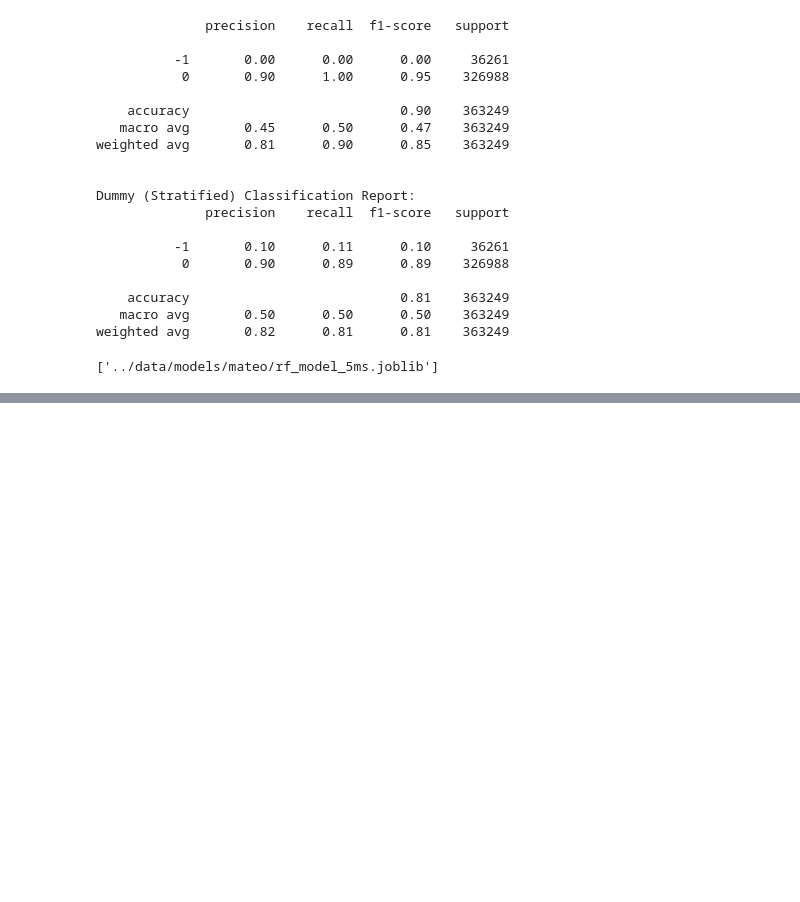
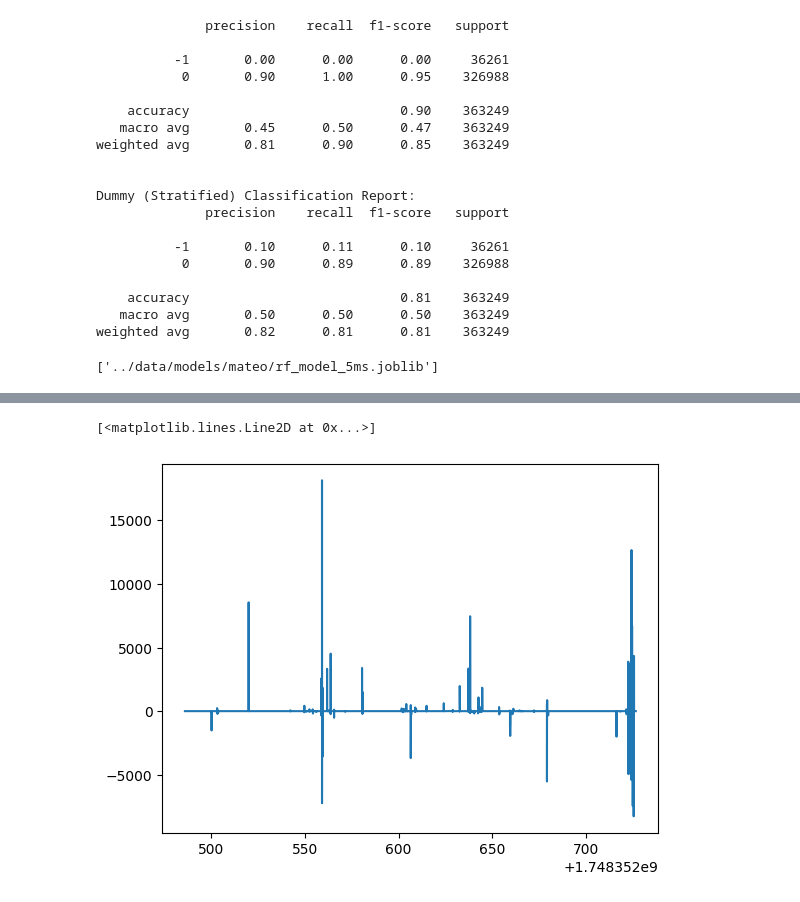
Before and after one commit to solalbaudoincs/ifcob, a Jupyter notebook: prediction_model/Model_Mateo_1.ipynb, the cells around one changed output, grey strips where cells are left out. Drawn from its saved outputs; the diff is of its cells as text; code cells hidden in the pictures; blank space fills up the shorter version.

```diff
--- a/prediction_model/Model_Mateo_1.ipynb
+++ b/prediction_model/Model_Mateo_1.ipynb
@@ -255,3 +255,8 @@ os.makedirs("../data/models/mateo", exist_ok=True)
 joblib.dump(rf_model, "../predictors/mateo/rf_model_5ms.joblib")
 # %% [output]
 ['../data/models/mateo/rf_model_5ms.joblib']
+# %%
+df_eth = pd.read_parquet("../data/features/DATA_1/ETH_EUR.parquet")
+df_xbt = pd.read_parquet("../data/features/DATA_1/XBT_EUR.parquet")
+
+df_xbt
@@ -257,0 +397,7 @@ joblib.dump(rf_model, "../predictors/mateo/rf_model_5ms.joblib")
+# %%
+from matplotlib import pyplot as plt
+
+plt.plot(df_eth["inst-return"].iloc[30000:40000])
+# %% [output]
+[<matplotlib.lines.Line2D at 0x...>]
+[figure, added]
```
Also changed, not shown: parts of 6 cells of this notebook, 1 other file.
